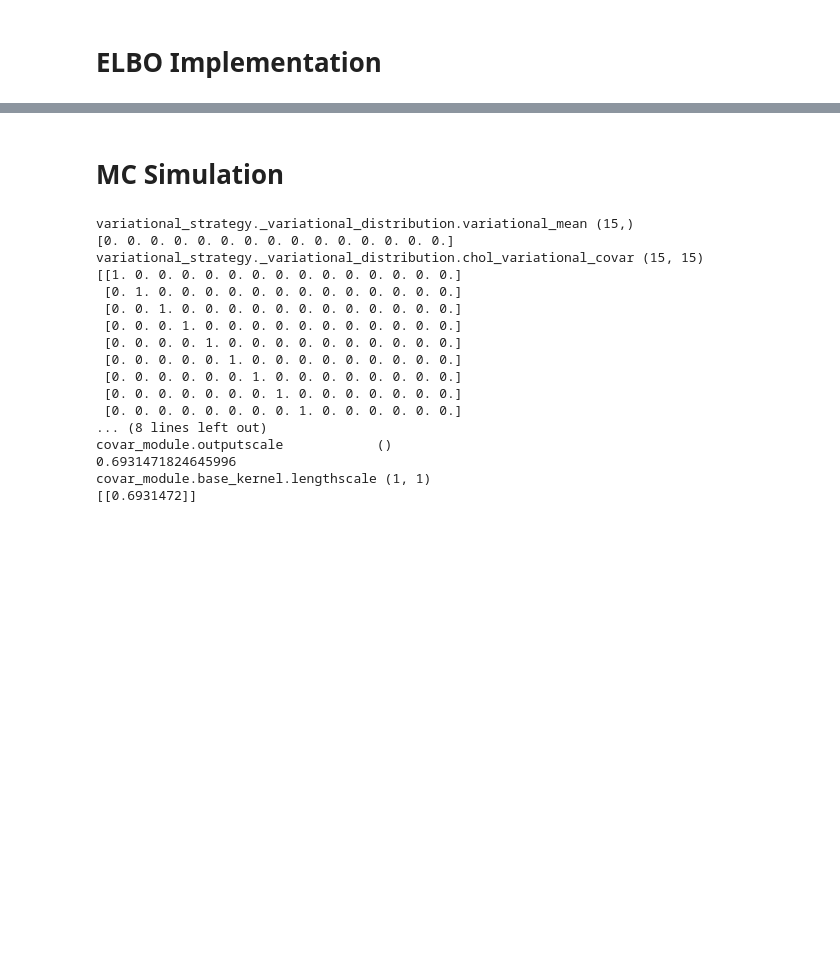
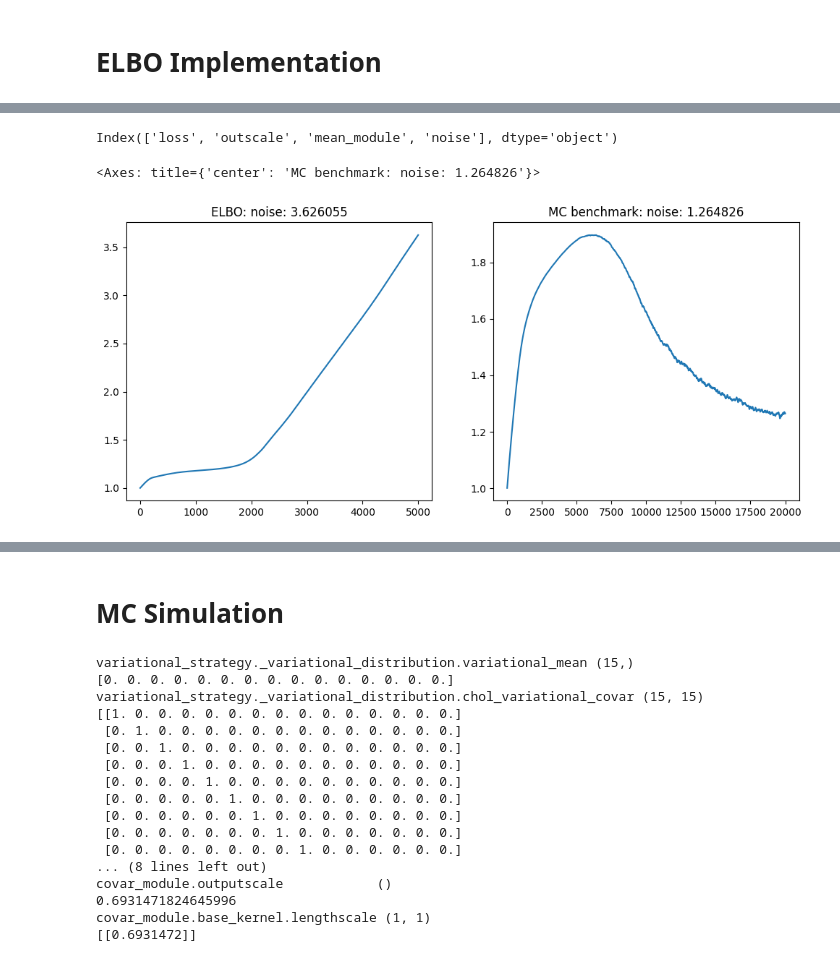
Before and after one commit to AndreaKarlova/censored_regressors, a Jupyter notebook: notebooks/variational_inference_for_censored_regressor.ipynb, the cells around one changed output, grey strips where cells are left out. Drawn from its saved outputs; the diff is of its cells as text; code cells hidden in the pictures; blank space fills up the shorter version.

Commit message:
addedd ELBO with byperparameters

```diff
--- a/notebooks/variational_inference_for_censored_regressor.ipynb
+++ b/notebooks/variational_inference_for_censored_regressor.ipynb
@@ -476,5 +478,5 @@ covar_module.base_kernel.lengthscale (1, 1)
 # %%
-num_epochs = 20_000
+num_epochs = 5_000
 pbar = tqdm.tqdm(range(num_epochs), position=0, leave=True)
 
 model.train()
@@ -494,7 +496,7 @@ for iter in pbar:
     loss = -mll(y_pred, y)
     loss.backward()
     optimizer.step()
-    param_log[iter] = {
+    params_log[iter] = {
         'loss': loss.item(),
         'outscale': model.covar_module.outputscale.item(),
         'mean_module': model.mean_module.constant.item(),
@@ -557,3 +559,14 @@ noise 1.1789100170135498
+# %%
+params_elbo = pd.DataFrame(params_log).T
+print(params_elbo.columns)
+fig, axis = plt.subplots(1,2, figsize=(12,5))
+col_ = 'noise'
+params_elbo[col_].plot(title='ELBO: %s: %.6f'%(col_, params_elbo[col_].tail(1).values[0]), ax=axis[0])
+params_mc_benchmark[col_].plot(title='MC benchmark: %s: %.6f'%(col_, params_mc_benchmark[col_].tail(1).values[0]), ax=axis[1])
+# %% [output]
+Index(['loss', 'outscale', 'mean_module', 'noise'], dtype='object')
+<Axes: title={'center': 'MC benchmark: noise: 1.264826'}>
+[figure, added]
 # %%
 # MC benchmark
 # noise.noise : 1.1169327
```
Also changed, not shown: parts of 13 cells of this notebook.
